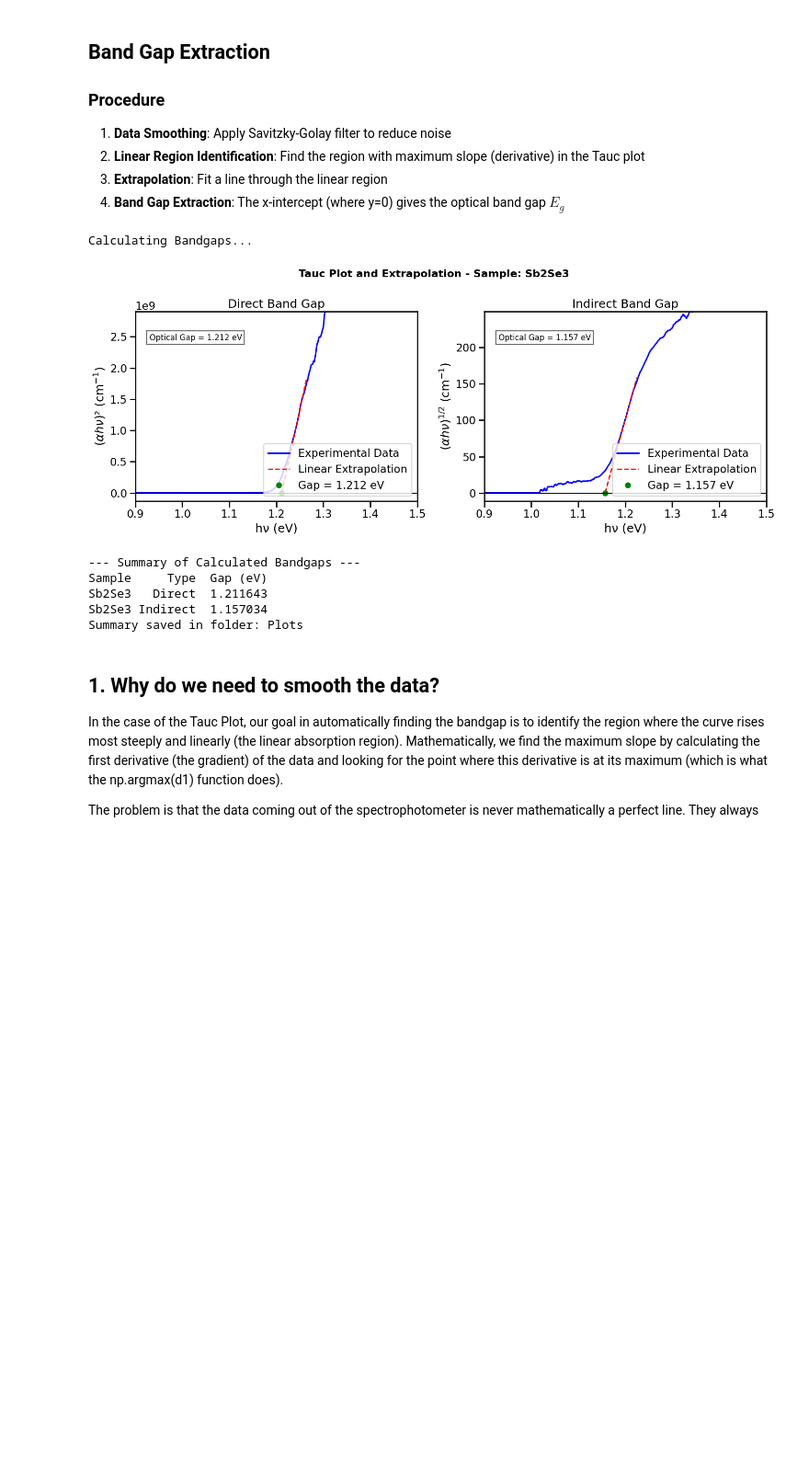
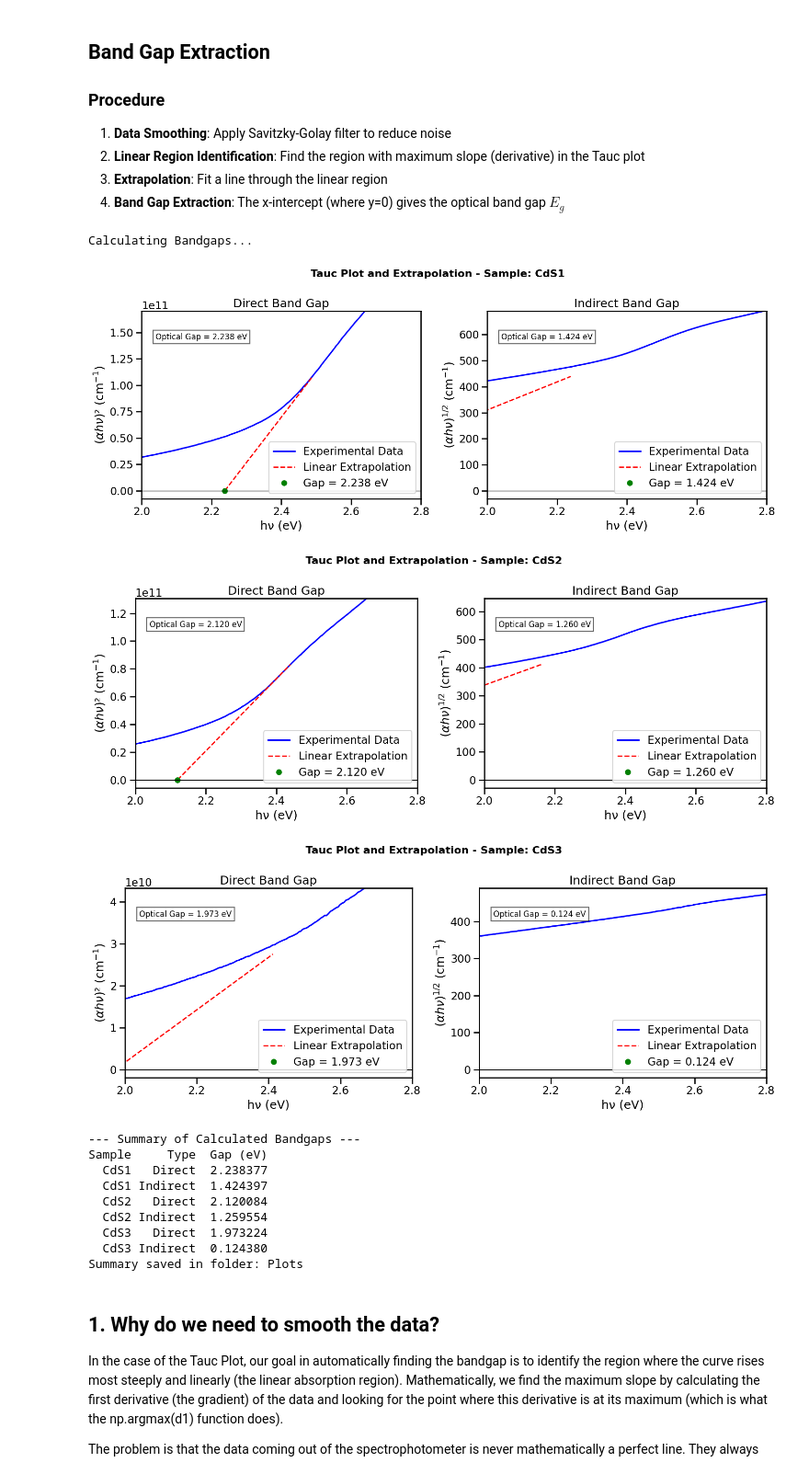
Before and after one commit to JotaP-183/Data_Analysis, a Jupyter notebook: UV-Vis/UV_Vis_analysis.ipynb, the cells around one changed output. Shown at 92% size. Cells and saved outputs as stored; diff of their text form; code cells hidden in the pictures; blank space fills up the shorter version.

```diff
--- a/UV-Vis/UV_Vis_analysis.ipynb
+++ b/UV-Vis/UV_Vis_analysis.ipynb
@@ -56,7 +56,7 @@ import seaborn as sns
 import os
 
 # File path to the Excel file
-FILE_PATH = "C:/Users/jp_ol/OneDrive/Ambiente de Trabalho/TESE/Data_Analysis/data/UV-Vis/2_Sb2Se3_JOliveira_7abr26.xlsx"
+FILE_PATH = "C:/Users/jp_ol/OneDrive/Ambiente de Trabalho/TESE/Data_Analysis/data/UV-Vis/CdS_JOliveira_7abr26.xlsx"
 
 # Set output directory for plots
 PLOTS_DIR = "Plots"
@@ -187,8 +187,8 @@ gaps = []
 
 # You can adjust these limits (in eV) to focus the analysis on the rising edge of the material
 # and ignore noise at low energies or substrate (Glass) absorption at high energies.
-min_energy = 1.1
-max_energy = 1.3
+min_energy = 2.2
+max_energy = 2.6
 
 for k in res.keys():
     fig, (ax1, ax2) = plt.subplots(1, 2, figsize=(15,6))
@@ -256,38 +256,44 @@ for k in res.keys():
 
         # Mark the exact point of the Bandgap
         ax.plot(x_cross, 0, 'go', markersize=8, label=f'Gap = {x_cross:.3f} eV')
 
         # Axis formatting
         ax.axhline(0, color='black', linewidth=1)
         ax.set_xlabel(r'hν (eV)')
         ax.set_ylabel(info['ylabel'])
         ax.set_title(info['title'])
         ax.text(0.05, 0.85, f'Optical Gap = {x_cross:.3f} eV', transform=ax.transAxes, fontsize=12, bbox=dict(facecolor='white', alpha=0.6))
 
         # Adjust the visual "window" of the plot
         ax.set_xlim(min_energy - 0.2, max_energy + 0.2)
         ax.set_ylim(-0.05 * np.amax(y_fit), 1.1 * np.amax(y_fit))
         ax.legend(loc='lower right')
 
     plt.tight_layout()
     plt.savefig(os.path.join(PLOTS_DIR, f'Tauc_plot_extrapolation_{k}.png'), dpi=300)
     plt.show()
 
 # Export a summary with all calculated Bandgaps
 print("\n--- Summary of Calculated Bandgaps ---")
 df_gaps = pd.DataFrame(gaps)
 print(df_gaps.to_string(index=False))
 
 # Optional: Save to an Excel file
 df_gaps.to_excel(os.path.join(PLOTS_DIR, "Summary_Bandgaps.xlsx"), index=False)
 print(f"Summary saved in folder: {PLOTS_DIR}")
 # %% [output]
 Calculating Bandgaps...
-[figure, old version]
+[figure, new version]
+[figure, added]
+[figure, added]
 --- Summary of Calculated Bandgaps ---
 Sample     Type  Gap (eV)
-Sb2Se3   Direct  1.211643
-Sb2Se3 Indirect  1.157034
+  CdS1   Direct  2.238377
+  CdS1 Indirect  1.424397
+  CdS2   Direct  2.120084
+  CdS2 Indirect  1.259554
+  CdS3   Direct  1.973224
+  CdS3 Indirect  0.124380
 Summary saved in folder: Plots
 # %% [markdown]
 ## 1. Why do we need to smooth the data?
```
Also changed, not shown: parts of 3 cells of this notebook, 11 other files.
